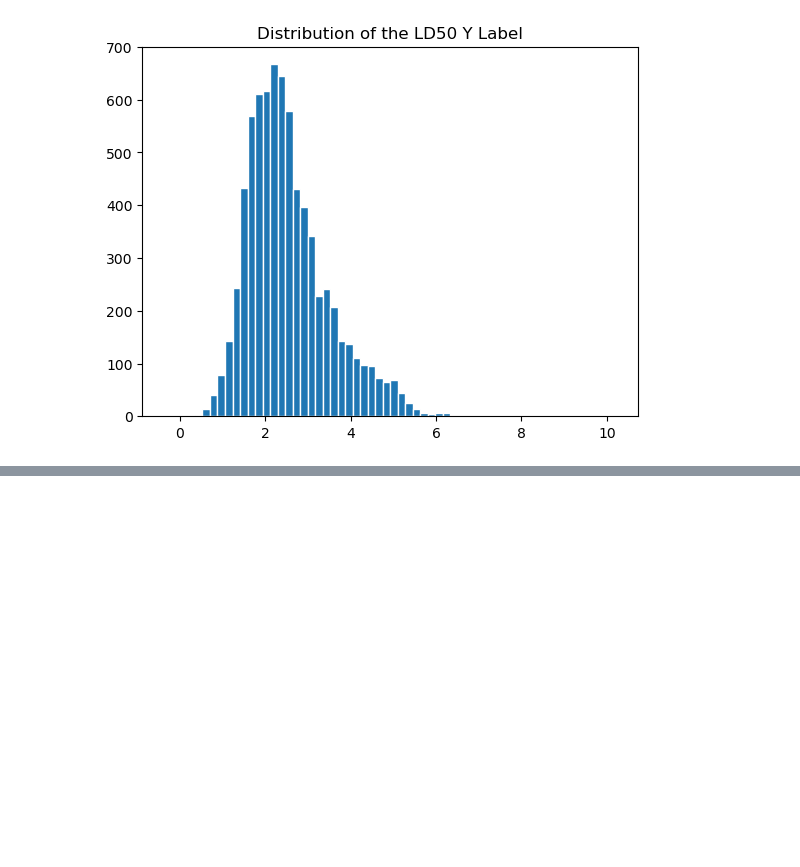
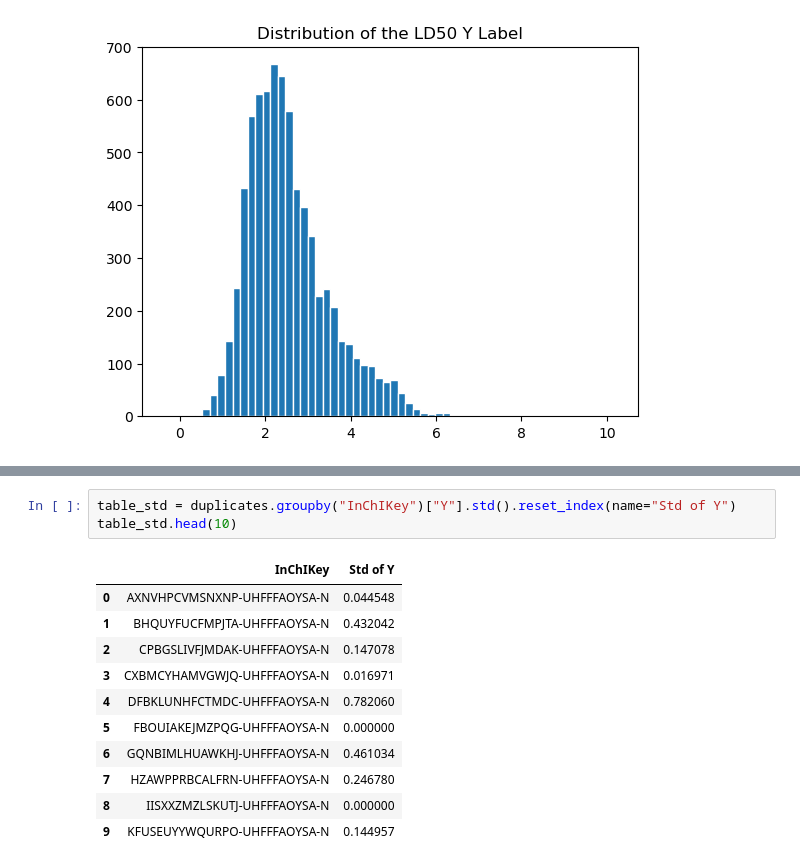
Before and after one commit to admtr/bioinf_25_26_project2, a Jupyter notebook: prediction_of_molecule_properties.ipynb, the cells around one changed output, grey strips where cells are left out. Saved outputs shown, nothing was run; the diff lists cells and outputs as text; blank space fills up the shorter version.

```diff
--- a/prediction_of_molecule_properties.ipynb
+++ b/prediction_of_molecule_properties.ipynb
@@ -117,0 +140,15 @@ As we can see, most on the drugs in our data set have lower toxicity.
+# %%
+table_std = duplicates.groupby("InChIKey")["Y"].std().reset_index(name="Std of Y")
+table_std.head(10)
+# %% [output]
+|  | InChIKey | Std of Y |
+| 0 | AXNVHPCVMSNXNP-UHFFFAOYSA-N | 0.044548 |
+| 1 | BHQUYFUCFMPJTA-UHFFFAOYSA-N | 0.432042 |
+| 2 | CPBGSLIVFJMDAK-UHFFFAOYSA-N | 0.147078 |
+| 3 | CXBMCYHAMVGWJQ-UHFFFAOYSA-N | 0.016971 |
+| 4 | DFBKLUNHFCTMDC-UHFFFAOYSA-N | 0.782060 |
+| 5 | FBOUIAKEJMZPQG-UHFFFAOYSA-N | 0.000000 |
+| 6 | GQNBIMLHUAWKHJ-UHFFFAOYSA-N | 0.461034 |
+| 7 | HZAWPPRBCALFRN-UHFFFAOYSA-N | 0.246780 |
+| 8 | IISXXZMZLSKUTJ-UHFFFAOYSA-N | 0.000000 |
+| 9 | KFUSEUYYWQURPO-UHFFFAOYSA-N | 0.144957 |
```
Also changed, not shown: parts of 9 cells of this notebook.
